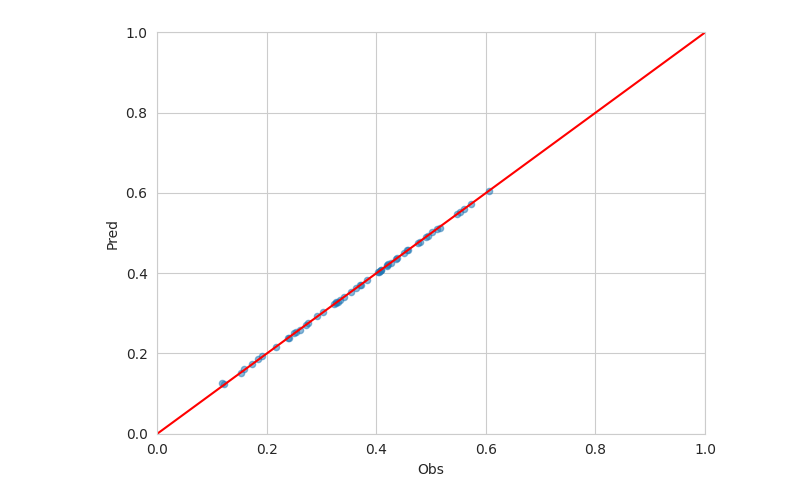
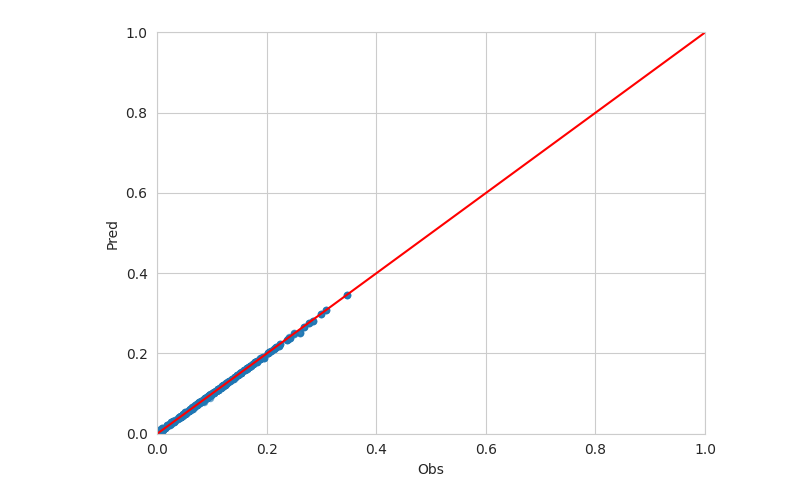
Before and after one commit to ihmeuw/rra-climate-health, a Jupyter notebook: notebooks/2024_06_25_compare_to_GBD.ipynb, the cells around one changed output. Saved outputs shown, nothing was run; the diff lists cells and outputs as text; code cells hidden in the pictures.

```diff
--- a/notebooks/2024_06_25_compare_to_GBD.ipynb
+++ b/notebooks/2024_06_25_compare_to_GBD.ipynb
@@ -3,6 +3,7 @@ from pathlib import Path
 import tqdm
 from multiprocessing import Pool
 from functools import partial
+import pickle
 
 import warnings
 warnings.simplefilter('ignore')
@@ -11,9 +12,8 @@ import pandas as pd
 import matplotlib.pyplot as plt
 import seaborn as sns
 
-import db_queries
+# import db_queries
 
 from spatial_temp_cgf.data_prep.location_mapping import FHS_HIERARCHY_PATH
 
-ROOT = Path('/mnt/team/rapidresponse/pub/population/modeling/climate_malnutrition/zzz_archive/v1')
-LABEL = 'tempgrid_o30'
+ROOT = Path('/mnt/team/rapidresponse/pub/population/modeling/climate_malnutrition')
@@ -258,43 +417,48 @@ plt.ylabel('pred')
 plt.plot((0, 1), (0, 1), color='red')
 plt.show()
 # %%
-# import pickle
+import pickle
 import matplotlib.pyplot as plt
 import seaborn as sns
 sns.set_style('whitegrid')
 
-# measure = 'stunting'
+measure = 'wasting'
+VERSIONS = ['2024_07_09.01', '2024_07_09.02', '2024_07_09.03', '2024_07_09.04']
 
-plot_data = []
+input_data = []
 models = {}
-for age_group_id in [4, 5]:
-    for sex_id in [1, 2]:
-        with open(f'/mnt/team/rapidresponse/pub/population/modeling/climate_malnutrition/{measure}/models/2024_07_01.15/{age_group_id}_{sex_id}.pkl', 'rb') as file:
-            model = pickle.load(file)
-        data = model.data
-        data['measure'] = measure
-        data = data.rename(columns={measure: 'obs'})
-        data = data.groupby(['ihme_loc_id', 'age_group_id', 'sex_id', 'measure'])[['obs', 'fits']].mean()
-        plot_data.append(data)
-        models[f'{age_group_id}_{sex_id}'] = model
-plot_data = pd.concat(plot_data)
+for version in VERSIONS:
+    for age_group_id in [4, 5]:
+        for sex_id in [1, 2]:
+            with open(f'/mnt/team/rapidresponse/pub/population/modeling/climate_malnutrition/{measure}/models/{version}/{age_group_id}_{sex_id}.pkl', 'rb') as file:
+                model = pickle.load(file)
+            data = model.data
+            data['version'] = version
+            data['measure'] = measure
+            data['age_group_id'] = age_group_id
+            data['sex_id'] = sex_id
+            data = data.rename(columns={measure: 'obs'})
+            input_data.append(data)
+            models[f'{version}_{age_group_id}_{sex_id}'] = model
+input_data = pd.concat(input_data)
+plot_inputs = input_data.groupby(['version', 'ihme_loc_id', 'age_group_id', 'sex_id', 'measure'])[['obs', 'fits']].mean()
 
 plt.scatter(
-    data['obs'],
-    data['fits'],
+    plot_inputs['obs'],
+    plot_inputs['fits'],
     s=20,
     alpha=0.5
 )
 plt.plot(
     (0, 1),
     (0, 1),
     color='red'
 )
 plt.xlim(0, 1)
 plt.xlabel('Obs')
 plt.ylim(0, 1)
 plt.ylabel('Pred')
 plt.tight_layout()
 plt.show()
 # %% [output]
-[figure, old version]
+[figure, new version]
```
Also changed, not shown: parts of 29 cells of this notebook, 2 other files.
